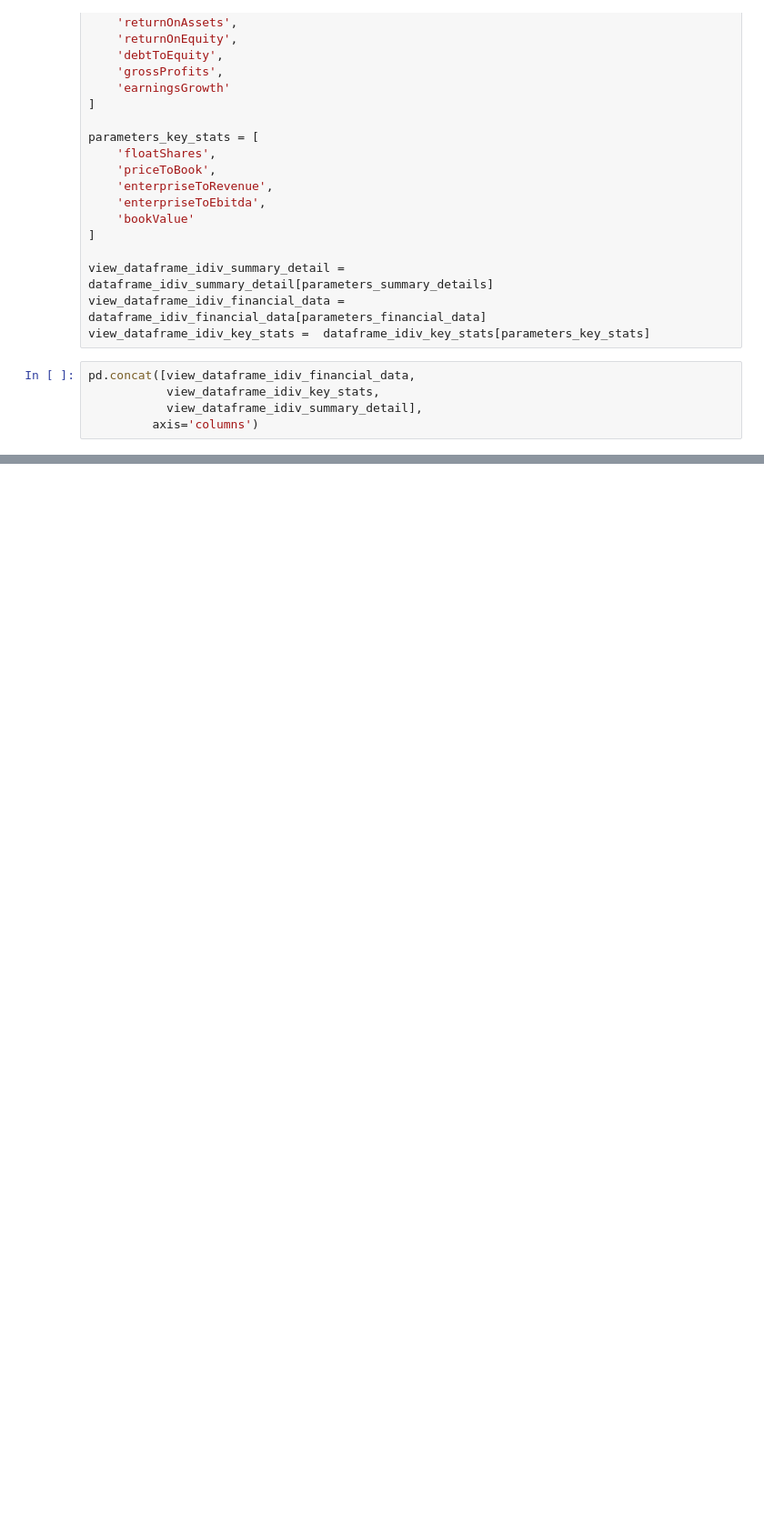
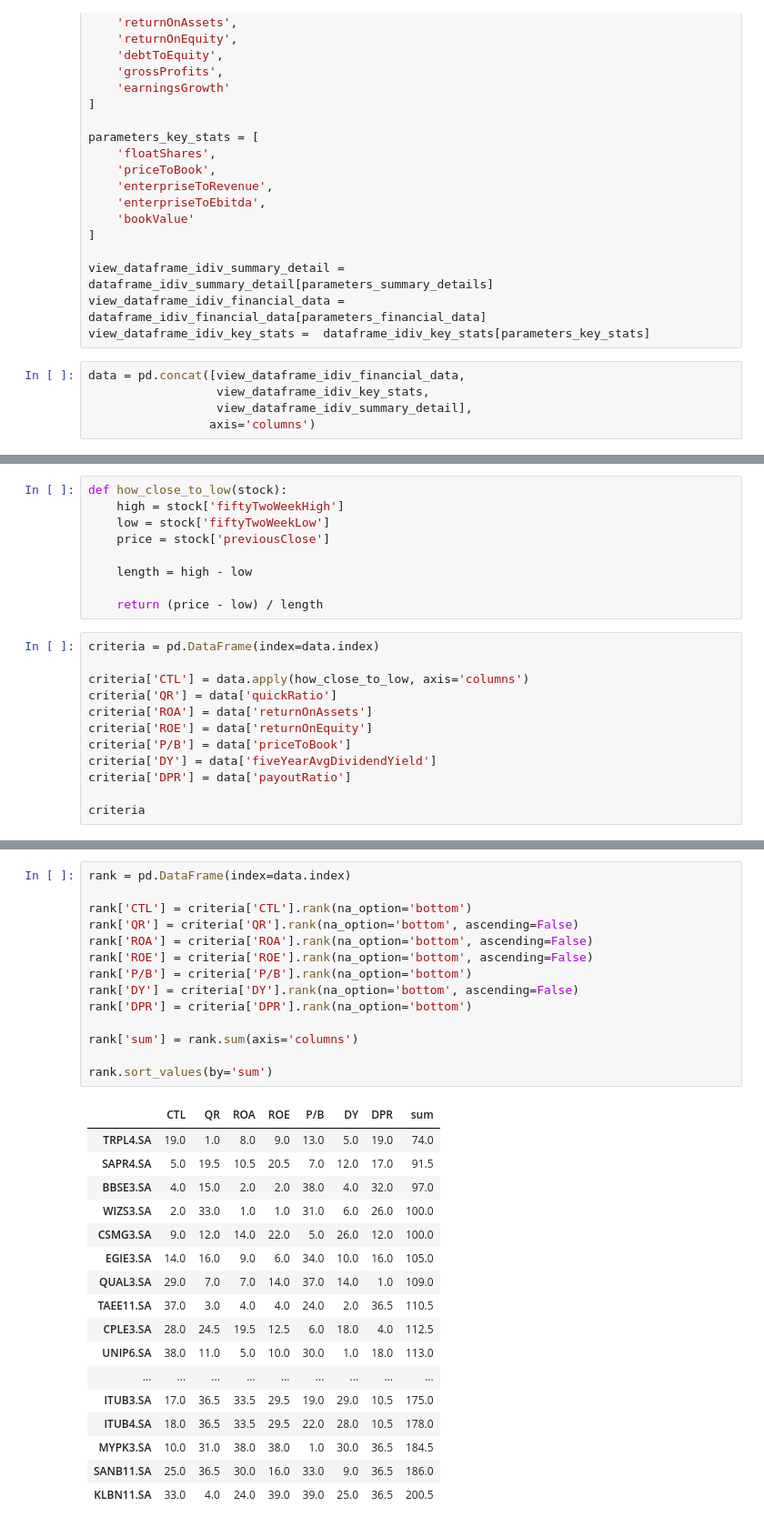
Before and after one commit to luizalbertocviana/python-financas, a Jupyter notebook: dividendos.ipynb, the cells around one changed output, grey strips where cells are left out. Shown: that part at 91% size. Cells and saved outputs as stored; diff of their text form; blank space fills up the shorter version.

Commit message:
new version of dividendos.ipynb

```diff
--- a/dividendos.ipynb
+++ b/dividendos.ipynb
@@ -98,7 +98,7 @@ view_dataframe_idiv_summary_detail = dataframe_idiv_summary_detail[parameters_su
 view_dataframe_idiv_financial_data = dataframe_idiv_financial_data[parameters_financial_data]
 view_dataframe_idiv_key_stats =  dataframe_idiv_key_stats[parameters_key_stats]
 # %%
-pd.concat([view_dataframe_idiv_financial_data,
-           view_dataframe_idiv_key_stats,
-           view_dataframe_idiv_summary_detail],
-         axis='columns')
+data = pd.concat([view_dataframe_idiv_financial_data,
+                  view_dataframe_idiv_key_stats,
+                  view_dataframe_idiv_summary_detail],
+                 axis='columns')
@@ -122,0 +105,21 @@ pd.concat([view_dataframe_idiv_financial_data,
+# %%
+def how_close_to_low(stock):
+    high = stock['fiftyTwoWeekHigh']
+    low = stock['fiftyTwoWeekLow']
+    price = stock['previousClose']
+
+    length = high - low
+
+    return (price - low) / length
+# %%
+criteria = pd.DataFrame(index=data.index)
+
+criteria['CTL'] = data.apply(how_close_to_low, axis='columns')
+criteria['QR'] = data['quickRatio']
+criteria['ROA'] = data['returnOnAssets']
+criteria['ROE'] = data['returnOnEquity']
+criteria['P/B'] = data['priceToBook']
+criteria['DY'] = data['fiveYearAvgDividendYield']
+criteria['DPR'] = data['payoutRatio']
+
+criteria
@@ -122,0 +144,32 @@ pd.concat([view_dataframe_idiv_financial_data,
+# %%
+rank = pd.DataFrame(index=data.index)
+
+rank['CTL'] = criteria['CTL'].rank(na_option='bottom')
+rank['QR'] = criteria['QR'].rank(na_option='bottom', ascending=False)
+rank['ROA'] = criteria['ROA'].rank(na_option='bottom', ascending=False)
+rank['ROE'] = criteria['ROE'].rank(na_option='bottom', ascending=False)
+rank['P/B'] = criteria['P/B'].rank(na_option='bottom')
+rank['DY'] = criteria['DY'].rank(na_option='bottom', ascending=False)
+rank['DPR'] = criteria['DPR'].rank(na_option='bottom')
+
+rank['sum'] = rank.sum(axis='columns')
+
+rank.sort_values(by='sum')
+# %% [output]
+|  | CTL | QR | ROA | ROE | P/B | DY | DPR | sum |
+| TRPL4.SA | 19.0 | 1.0 | 8.0 | 9.0 | 13.0 | 5.0 | 19.0 | 74.0 |
+| SAPR4.SA | 5.0 | 19.5 | 10.5 | 20.5 | 7.0 | 12.0 | 17.0 | 91.5 |
+| BBSE3.SA | 4.0 | 15.0 | 2.0 | 2.0 | 38.0 | 4.0 | 32.0 | 97.0 |
+| WIZS3.SA | 2.0 | 33.0 | 1.0 | 1.0 | 31.0 | 6.0 | 26.0 | 100.0 |
+| CSMG3.SA | 9.0 | 12.0 | 14.0 | 22.0 | 5.0 | 26.0 | 12.0 | 100.0 |
+| EGIE3.SA | 14.0 | 16.0 | 9.0 | 6.0 | 34.0 | 10.0 | 16.0 | 105.0 |
+| QUAL3.SA | 29.0 | 7.0 | 7.0 | 14.0 | 37.0 | 14.0 | 1.0 | 109.0 |
+| TAEE11.SA | 37.0 | 3.0 | 4.0 | 4.0 | 24.0 | 2.0 | 36.5 | 110.5 |
+| CPLE3.SA | 28.0 | 24.5 | 19.5 | 12.5 | 6.0 | 18.0 | 4.0 | 112.5 |
+| UNIP6.SA | 38.0 | 11.0 | 5.0 | 10.0 | 30.0 | 1.0 | 18.0 | 113.0 |
+| ... | ... | ... | ... | ... | ... | ... | ... | ... |
+| ITUB3.SA | 17.0 | 36.5 | 33.5 | 29.5 | 19.0 | 29.0 | 10.5 | 175.0 |
+| ITUB4.SA | 18.0 | 36.5 | 33.5 | 29.5 | 22.0 | 28.0 | 10.5 | 178.0 |
+| MYPK3.SA | 10.0 | 31.0 | 38.0 | 38.0 | 1.0 | 30.0 | 36.5 | 184.5 |
+| SANB11.SA | 25.0 | 36.5 | 30.0 | 16.0 | 33.0 | 9.0 | 36.5 | 186.0 |
+| KLBN11.SA | 33.0 | 4.0 | 24.0 | 39.0 | 39.0 | 25.0 | 36.5 | 200.5 |
```
Also changed, not shown: parts of 3 cells of this notebook.
